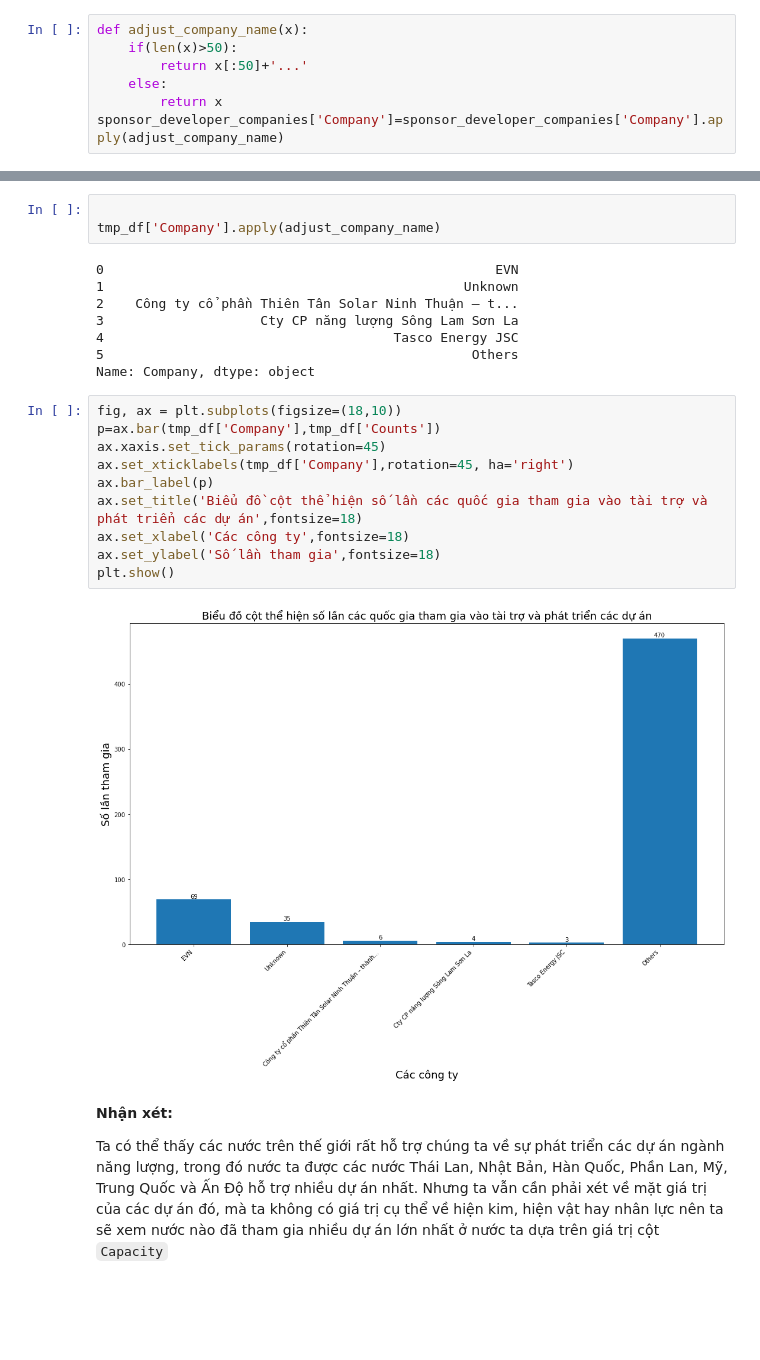
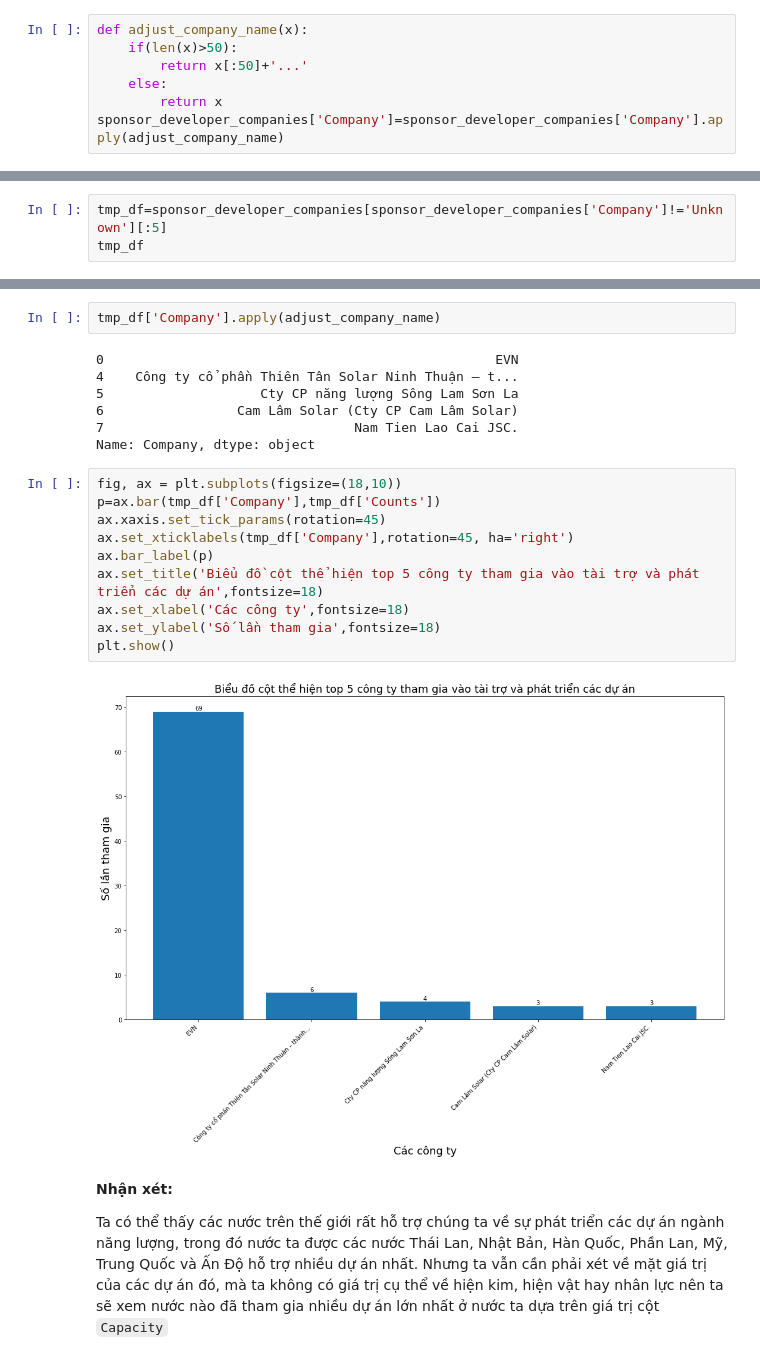
Before and after one commit to JustKidding2K/P4DS_FinalProject, a Jupyter notebook: Source.ipynb, the cells around one changed output, grey strips where cells are left out. Drawn from its saved outputs; the diff is of its cells as text; blank space fills up the shorter version.

```diff
--- a/Source.ipynb
+++ b/Source.ipynb
@@ -475,0 +459,3 @@ sponsor_developer_companies.shape[0]-5
+# %%
+tmp_df=sponsor_developer_companies[sponsor_developer_companies['Company']!='Unknown'][:5]
+tmp_df
@@ -476,26 +469,24 @@ sponsor_developer_companies.shape[0]-5
 # %%
-
 tmp_df['Company'].apply(adjust_company_name)
 # %% [output]
 0                                                  EVN
-1                                              Unknown
-2    Công ty cổ phần Thiên Tân Solar Ninh Thuận – t...
-3                    Cty CP năng lượng Sông Lam Sơn La
-4                                     Tasco Energy JSC
-5                                               Others
+4    Công ty cổ phần Thiên Tân Solar Ninh Thuận – t...
+5                    Cty CP năng lượng Sông Lam Sơn La
+6                 Cam Lâm Solar (Cty CP Cam Lâm Solar)
+7                                Nam Tien Lao Cai JSC.
 Name: Company, dtype: object
 # %%
 fig, ax = plt.subplots(figsize=(18,10))
 p=ax.bar(tmp_df['Company'],tmp_df['Counts'])
 ax.xaxis.set_tick_params(rotation=45)
 ax.set_xticklabels(tmp_df['Company'],rotation=45, ha='right')
 ax.bar_label(p)
-ax.set_title('Biểu đồ cột thể hiện số lần các quốc gia tham gia vào tài trợ và phát triển các dự án',fontsize=18)
+ax.set_title('Biểu đồ cột thể hiện top 5 công ty tham gia vào tài trợ và phát triển các dự án',fontsize=18)
 ax.set_xlabel('Các công ty',fontsize=18)
 ax.set_ylabel('Số lần tham gia',fontsize=18)
 plt.show()
 # %% [output]
-[figure, old version]
+[figure, new version]
 # %% [markdown]
 **Nhận xét:**
 
```
Also changed, not shown: parts of 9 cells of this notebook, 2 other files.
